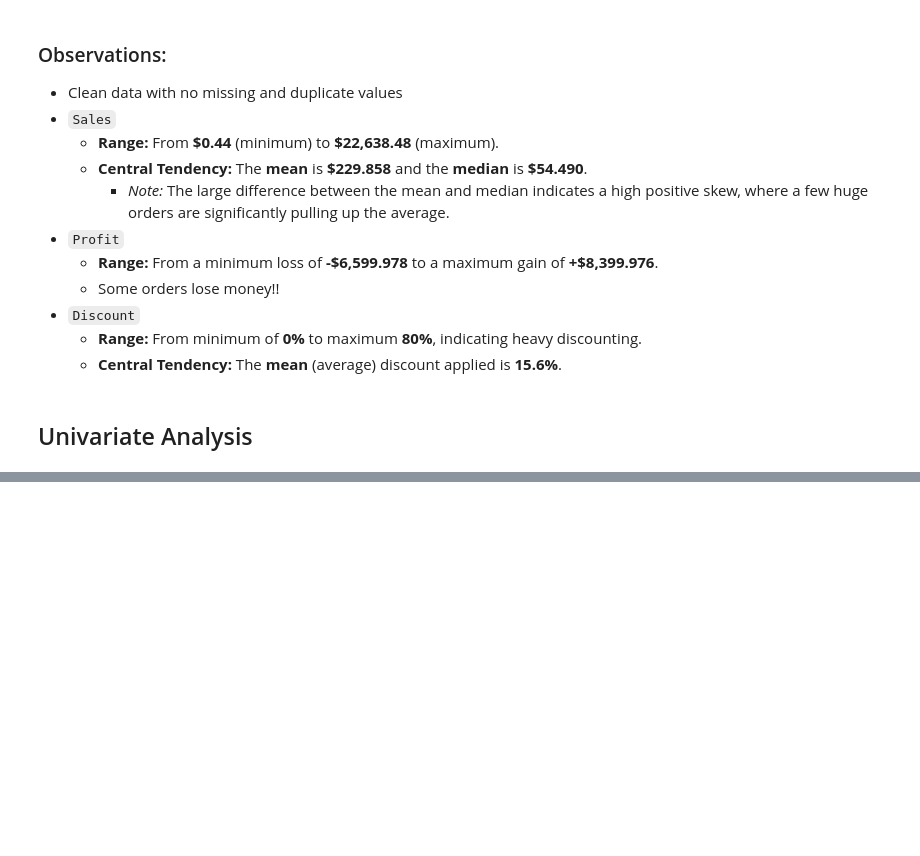
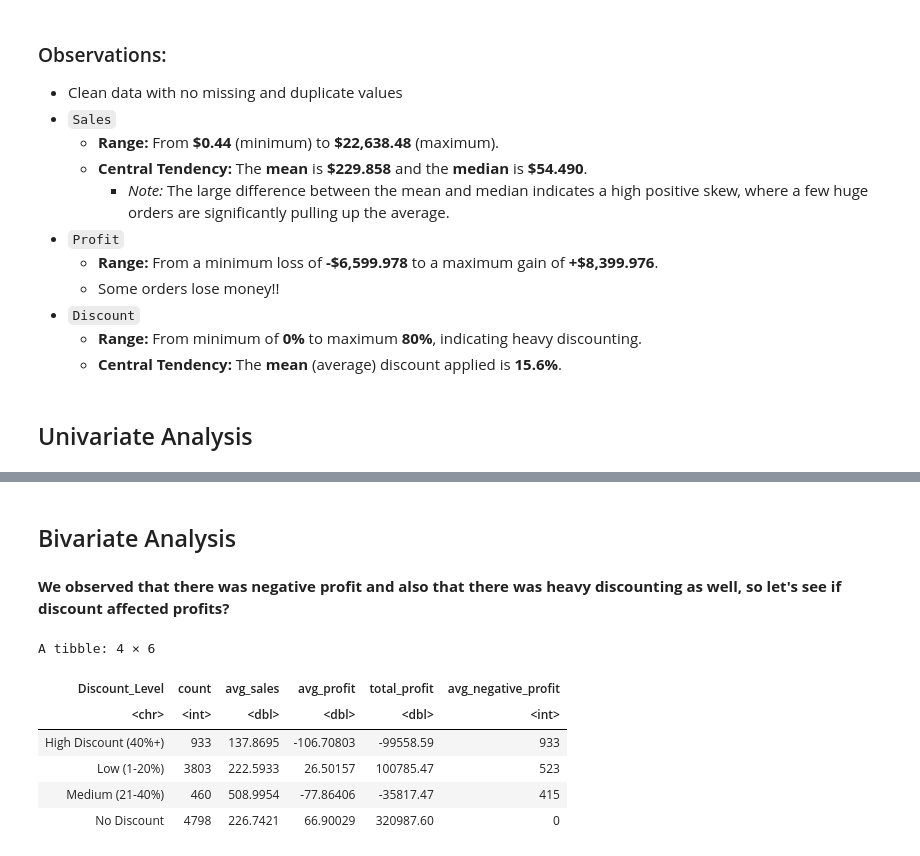
Before and after one commit to pawanU03/EDA-Superstore, a Jupyter notebook: superstore_eda.ipynb, the cells around one changed output, grey strips where cells are left out. Cells and saved outputs as stored; diff of their text form; code cells hidden in the pictures; blank space fills up the shorter version.

Commit message:
feat: Add univariate analysis and start bivariate analysis

```diff
--- a/superstore_eda.ipynb
+++ b/superstore_eda.ipynb
@@ -81,0 +224,4 @@ table(superstore$`Ship Mode`)
+# %% [markdown]
+## Bivariate Analysis
+# %% [markdown]
+**We observed that there was negative profit and also that there was heavy discounting as well, so let's see if discount affected profits?**
@@ -81,0 +248,10 @@ table(superstore$`Ship Mode`)
+# %%
+discount_summary
+# %% [output]
+A tibble: 4 × 6
+| Discount_Level | count | avg_sales | avg_profit | total_profit | avg_negative_profit |
+| <chr> | <int> | <dbl> | <dbl> | <dbl> | <int> |
+| High Discount (40%+) | 933 | 137.8695 | -106.70803 | -99558.59 | 933 |
+| Low (1-20%) | 3803 | 222.5933 | 26.50157 | 100785.47 | 523 |
+| Medium (21-40%) | 460 | 508.9954 | -77.86406 | -35817.47 | 415 |
+| No Discount | 4798 | 226.7421 | 66.90029 | 320987.60 | 0 |
```
Also changed, not shown: parts of 21 cells of this notebook.
